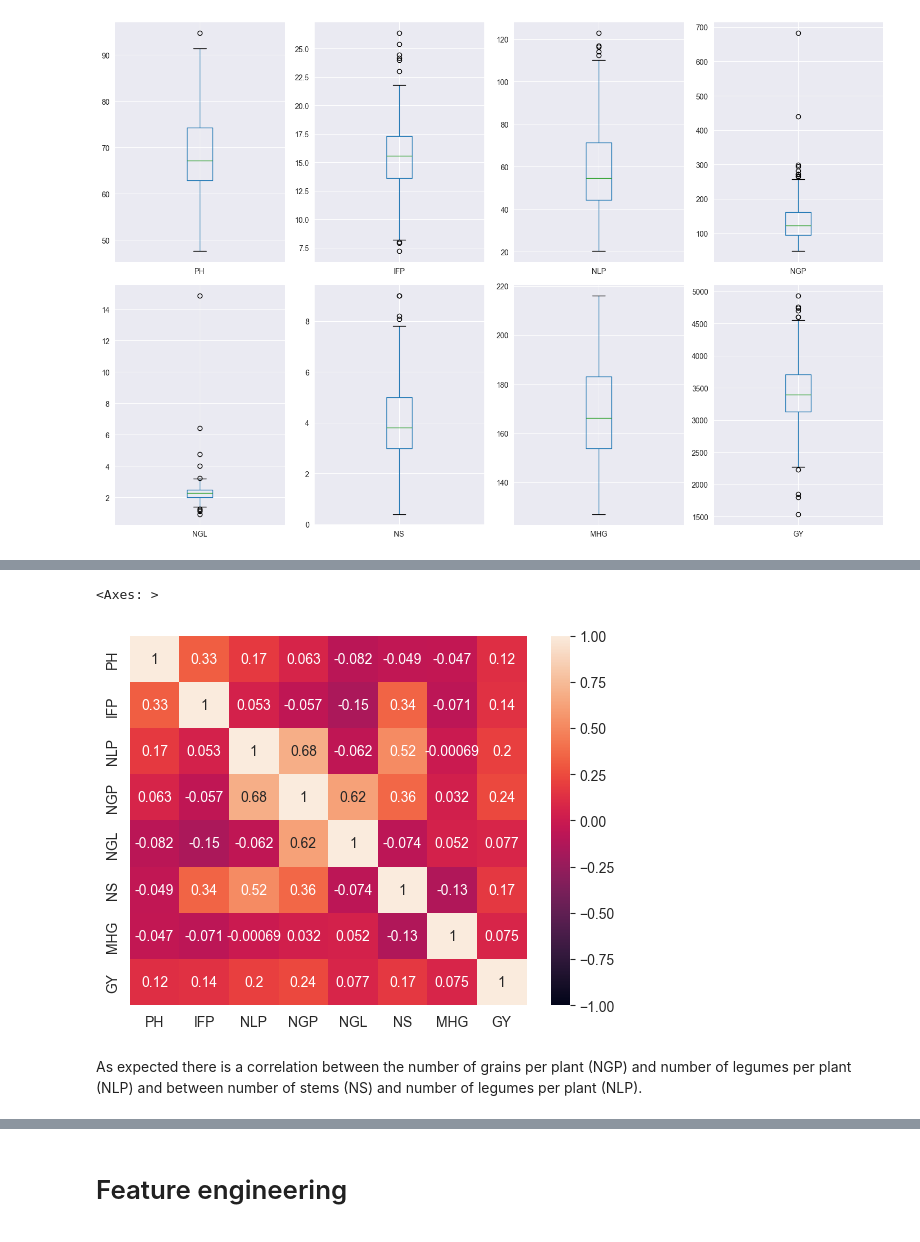
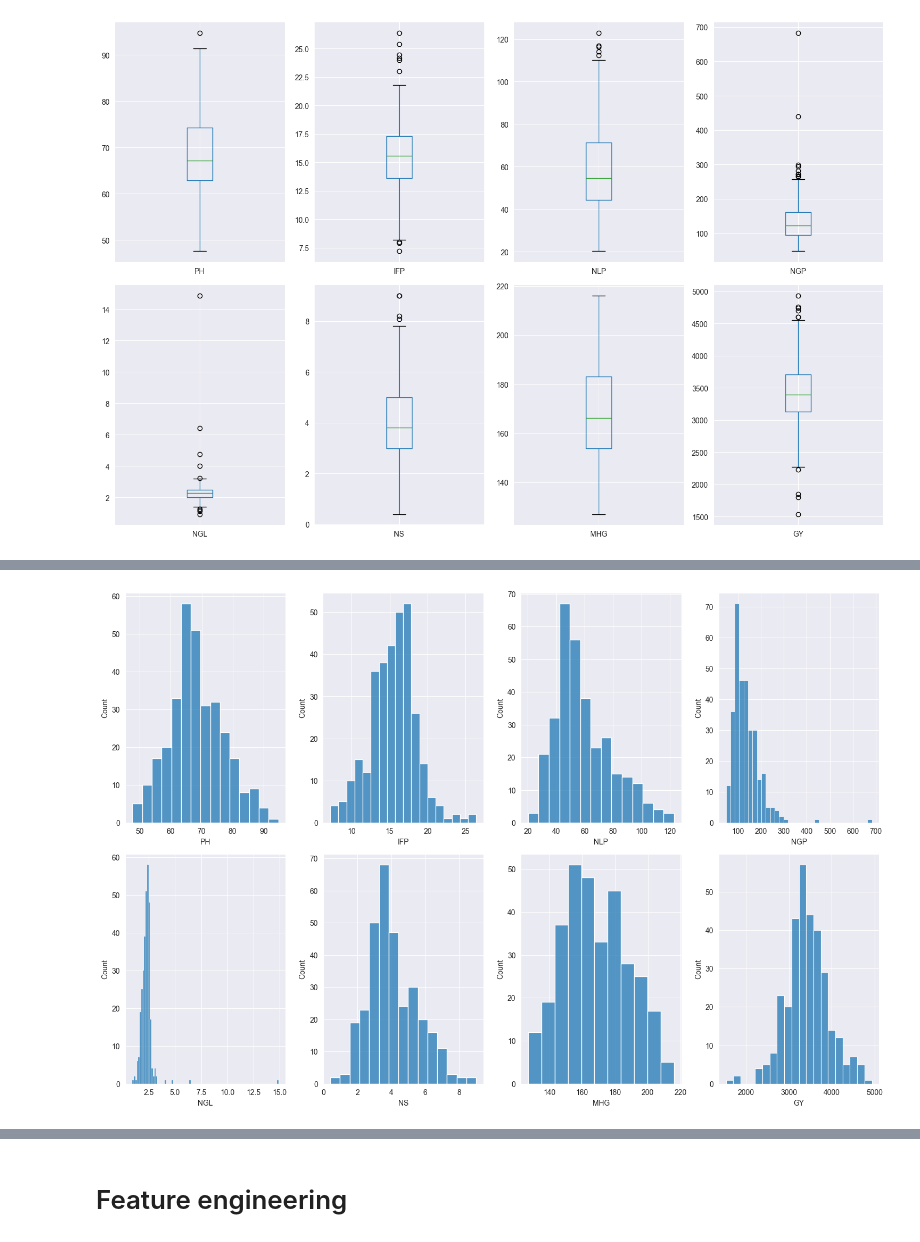
Before and after one commit to cata1212112/SoybeanCultivars, a Jupyter notebook: main.ipynb, the cells around one changed output, grey strips where cells are left out. Cells and saved outputs as stored; diff of their text form; code cells hidden in the pictures.

```diff
--- a/main.ipynb
+++ b/main.ipynb
@@ -97,10 +96,15 @@ sns.histplot(data, x='NGL')
-# %%
-sns.heatmap(data[float_cols].corr(), annot=True, vmin=-1, vmax=1)
-# %% [output]
-<Axes: >
-[figure, removed]
-# %% [markdown]
-As expected there is a correlation between the number of grains per plant (NGP) and number of legumes per plant (NLP) and between number of stems (NS) and number of legumes per plant (NLP).
+# %%
+fig, axs = plt.subplots(nrows=2, ncols=4, figsize=(15,10))
+cnt = 0
+for i in range(2):
+    for j in range(4):
+        # data.hist(column=float_cols.tolist()[cnt], ax=axs[i,j], sharex=False, sharey=False, bins=30)
+        sns.histplot(data[float_cols.tolist()[cnt]], ax=axs[i,j])
+        cnt += 1
+fig.tight_layout()
+plt.show()
+# %% [output]
+[figure, added]
 # %%
 season1 = data[data.Season == 1]
 season2 = data[data.Season == 2]
```
Also changed, not shown: parts of 27 cells of this notebook, 1 other file.
